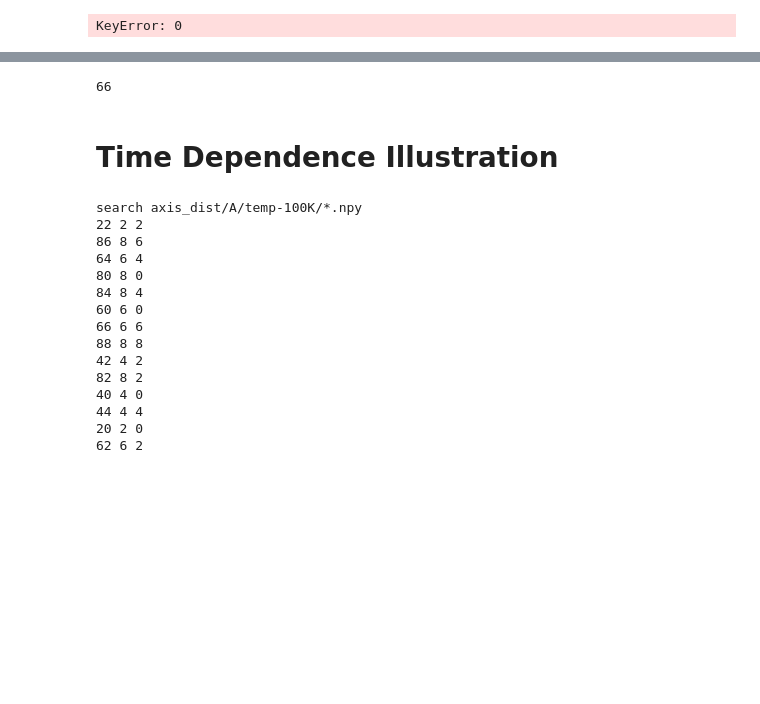
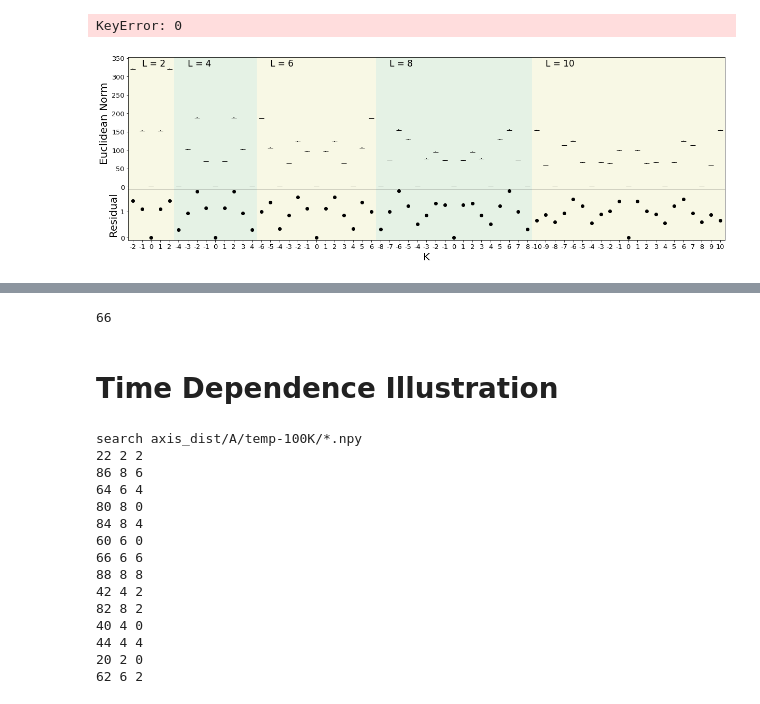
Before and after one commit to khegazy/physics_simulations, a Jupyter notebook: diffractionSimulation/validation/compareSims.ipynb, the cells around one changed output, grey strips where cells are left out. Saved outputs shown, nothing was run; the diff lists cells and outputs as text; code cells hidden in the pictures; blank space fills up the shorter version.

```diff
--- a/diffractionSimulation/validation/compareSims.ipynb
+++ b/diffractionSimulation/validation/compareSims.ipynb
@@ -409,3 +442,82 @@ fig.savefig("plots/compare/differences_k0.png")
 plt.close()
 # %% [output]
 KeyError: 0
+# %%
+#fig, ax = plt.subplots(2, 1, figsize=(20, 7))
+ptype="imag"
+colors = ['k', 'k']
+label_size = 20
+tick_size = 13
+leg_labels = ["100 Steps"]
+fig = plt.figure(figsize=(17, 5.5))
+ax = []
+ax.append(fig.add_axes((0.05, 0.35, 0.94, 0.64)))
+ax.append(fig.add_axes((0.05, 0.1, 0.94, 0.25)))
+max_norm = 0
+
+for ism, sm in enumerate(sims):
+    labels = []
+    norm = []
+    err = []
+    for lmk in mol_mod_raw_num[sm].keys():
+        prev_norm_size = len(norm)
+        if lmk[0]%2 != 0 or lmk[0] == 0:
+            continue
+        labels.append(str(lmk[-1]))
+        if ptype == "real":
+            norm.append(compare[sm][lmk][2])
+            err.append(compare[sm][lmk][0])
+        elif ptype == "imag":
+            norm.append(compare[sm][lmk][3])
+            err.append(compare[sm][lmk][1])
+    if ism == len(sims) - 1:
+        ax[0].errorbar(np.arange(len(norm)), norm, yerr=err,
+              fmt='_', markersize=10, color='k', ecolor='k')
+    ax[1].plot(np.arange(len(norm)), err, 'o', color=colors[ism], label=leg_labels[ism])
+    max_norm = np.amax(norm+[max_norm])
+
+
+yL0, yH0 = -5, 1.1*max_norm
+yL1, yH1 = 1e-1, max_norm*1.05
+
+ax[0].set_xlim(-0.5, len(norm)-0.5)
+ax[1].set_xlim(-0.5, len(norm)-0.5)
+ax[1].set_xlabel("K", fontsize=label_size)
+ax[0].set_ylim(yL0, yH0)
+#ax[1].set_ylim(yL1, yH1)
+ax[0].set_ylabel("Euclidean Norm", fontsize=label_size)
+ax[1].set_ylabel("Residual", fontsize=label_size)
+#ax[1].set_yscale('log')
+
+
+ax[1].set_xticks(np.arange(len(norm)))
+ax[1].set_xticklabels(labels, fontsize=tick_size)
+ax[0].tick_params(axis='x', labelsize=tick_size)
+ax[1].tick_params(axis='x', labelsize=tick_size)
+ax[0].tick_params(axis='y', labelsize=tick_size)
+ax[1].tick_params(axis='y', labelsize=tick_size)
+
+itr = 0
+start = 0
+for l in np.arange(L_max+1):
+    if l % 2 != 0 or l == 0:
+        continue
+
+    if itr%2 == 0:
+        clr = 'y'
+    else:
+        clr = 'g'
+    rect = plt.Rectangle((start-0.5, yL0), 2*l+1, yH0-yL0, facecolor=clr, alpha=0.1)
+    ax[0].add_patch(rect)
+    rect = plt.Rectangle((start-0.5, -1), 2*l+1, yH1-yL1, facecolor=clr, alpha=0.1)
+    ax[1].add_patch(rect)
+
+    ax[0].text(start+1, 0.95*yH0, "L = {}".format(l), #transform=ax.transAxes,
+           horizontalalignment='left', verticalalignment='center', fontsize=17)
+    start += 2*l + 1
+    itr += 1
+
+#fig.legend(loc='upper right', fontsize='xx-large')
+fig.savefig("plots/norm_res_{}.png".format(ptype))
+# %% [output]
+[figure, added]
```
Also changed, not shown: parts of 15 cells of this notebook.
